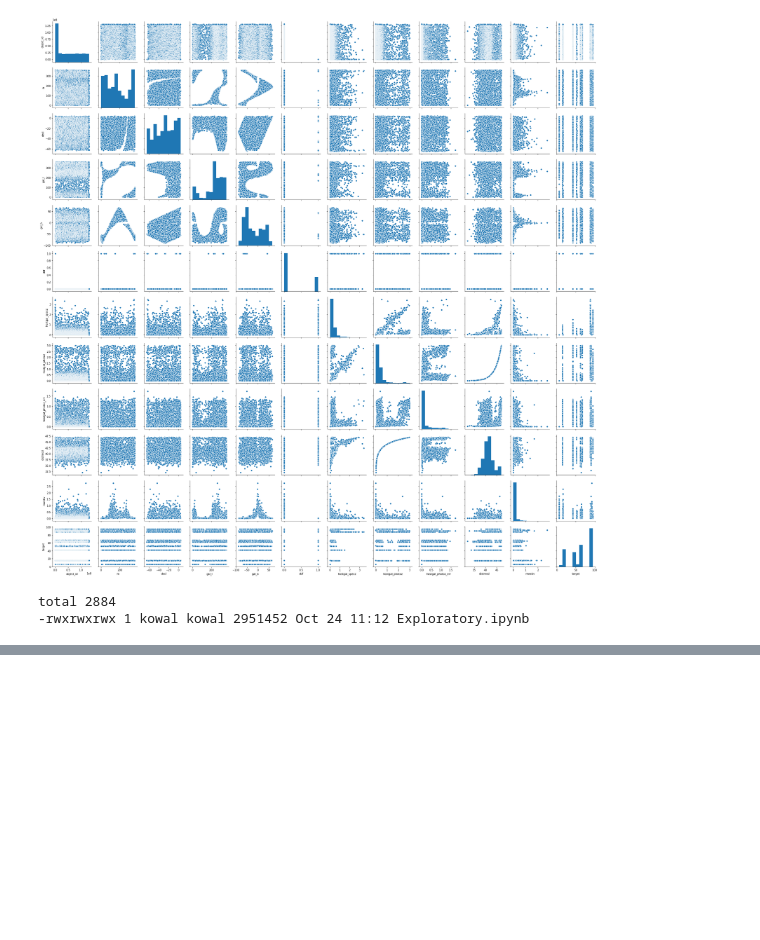
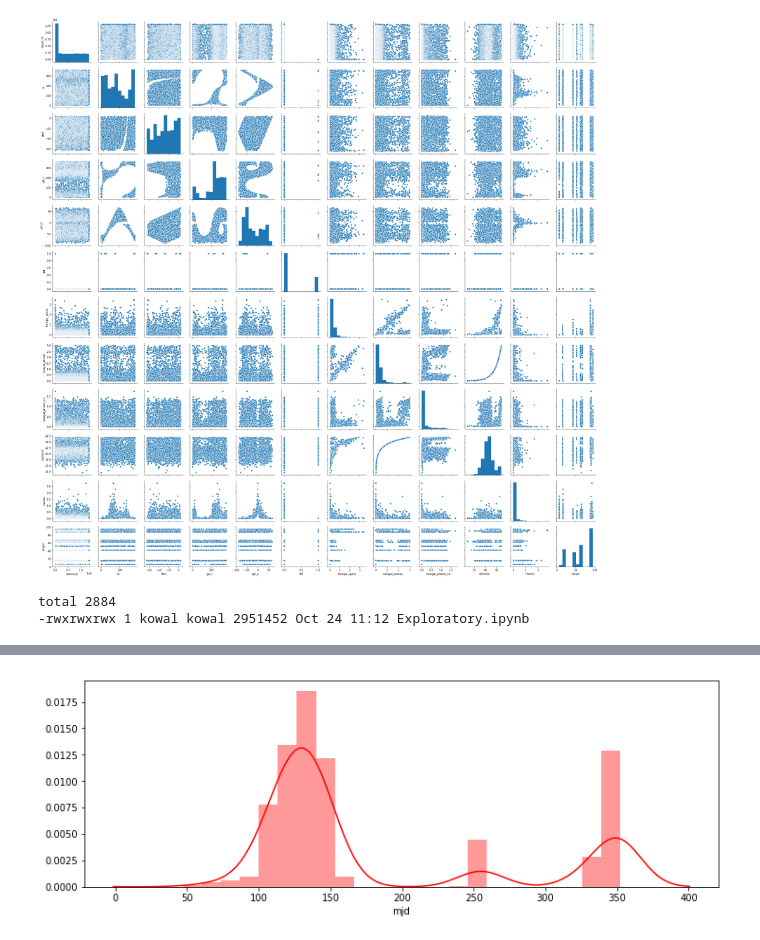
Before and after one commit to kowaalczyk/astronomical-classification, a Jupyter notebook: notebooks/Exploratory.ipynb, the cells around one changed output, grey strips where cells are left out. Saved outputs shown, nothing was run; the diff lists cells and outputs as text; code cells hidden in the pictures; blank space fills up the shorter version.

```diff
--- a/notebooks/Exploratory.ipynb
+++ b/notebooks/Exploratory.ipynb
@@ -75,0 +87,2 @@ total 2884
+# %%
+train_unique_mjds = train_df.groupby(['object_id']).nunique('mjd')['mjd']
@@ -75,0 +122,4 @@ total 2884
+# %%
+distplot(train_unique_mjds)
+# %% [output]
+[figure, added]
```
Also changed, not shown: parts of 19 cells of this notebook, 8 other files.
